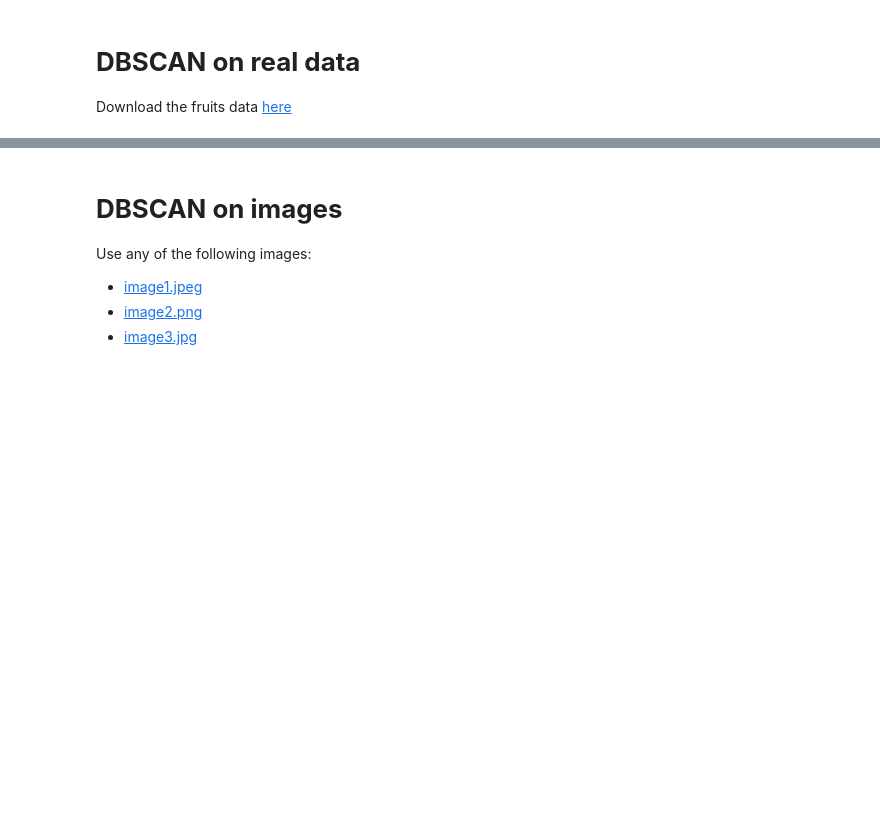
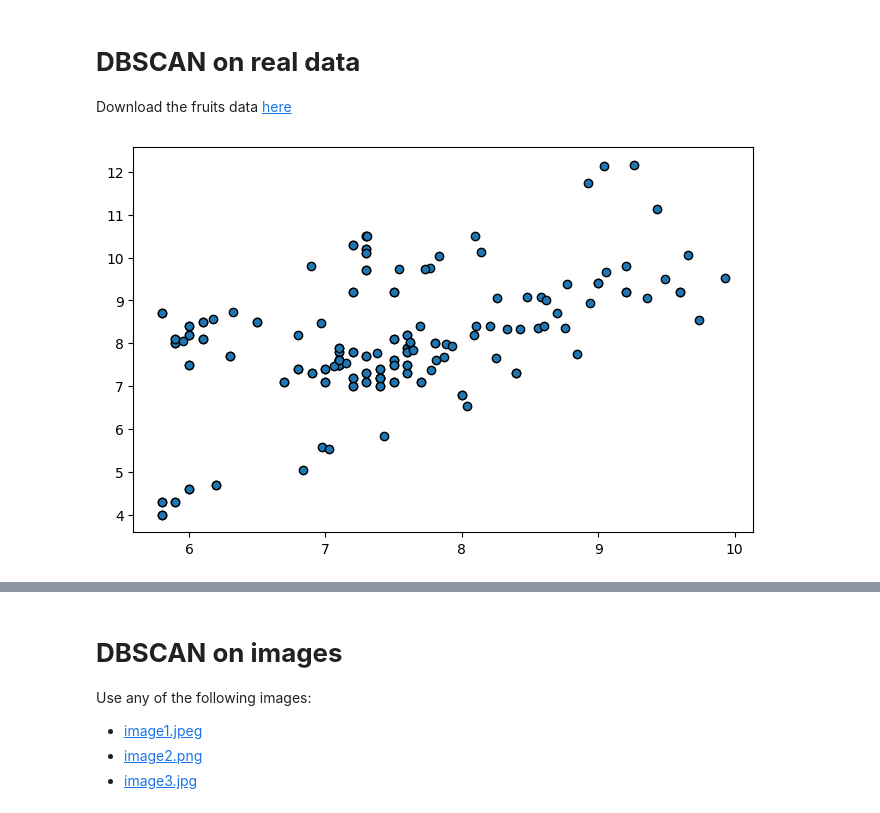
Before and after one commit to yustinbarnet/machine_learning, a Jupyter notebook: Sem_07/DBSCAN.ipynb, the cells around one changed output, grey strips where cells are left out. Cells and saved outputs as stored; diff of their text form; code cells hidden in the pictures; blank space fills up the shorter version.

```diff
--- a/Sem_07/DBSCAN.ipynb
+++ b/Sem_07/DBSCAN.ipynb
@@ -67,0 +54,14 @@ _
+# %%
+# Cargar los datos
+data_path = '/content/fruits_data_ext.csv'
+data = pd.read_csv(data_path)
+
+# Seleccionar las características para el clustering
+X = data[['width', 'height']].values
+
+# Visualización de los datos
+plt.figure(figsize=(8, 5))
+plt.scatter(X[:, 0], X[:, 1], edgecolors='k')
+plt.show()
+# %% [output]
+[figure, added]
```
Also changed, not shown: parts of 5 cells of this notebook.
